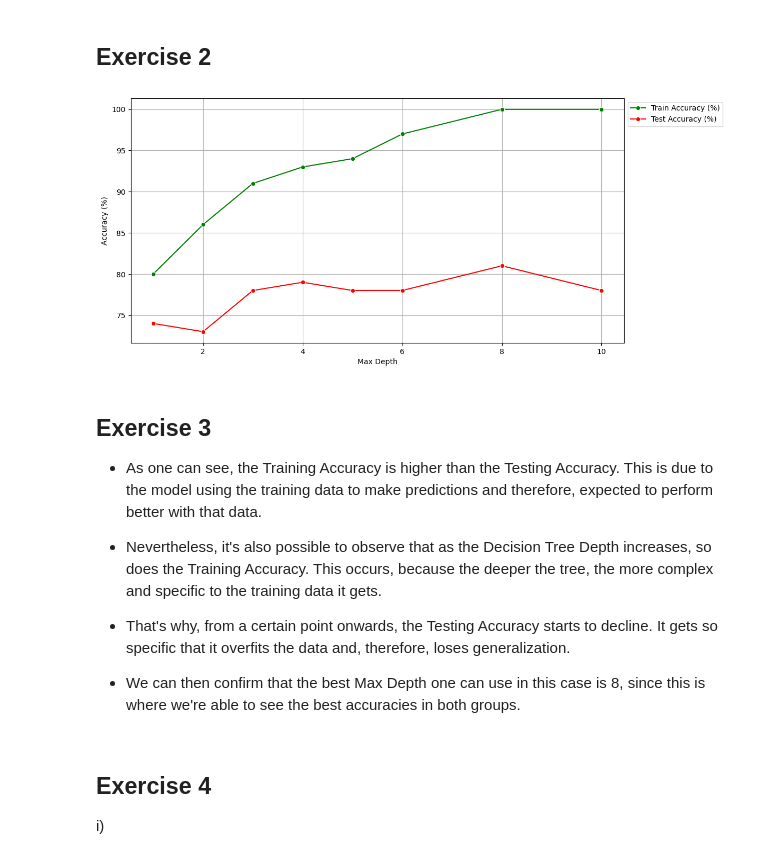
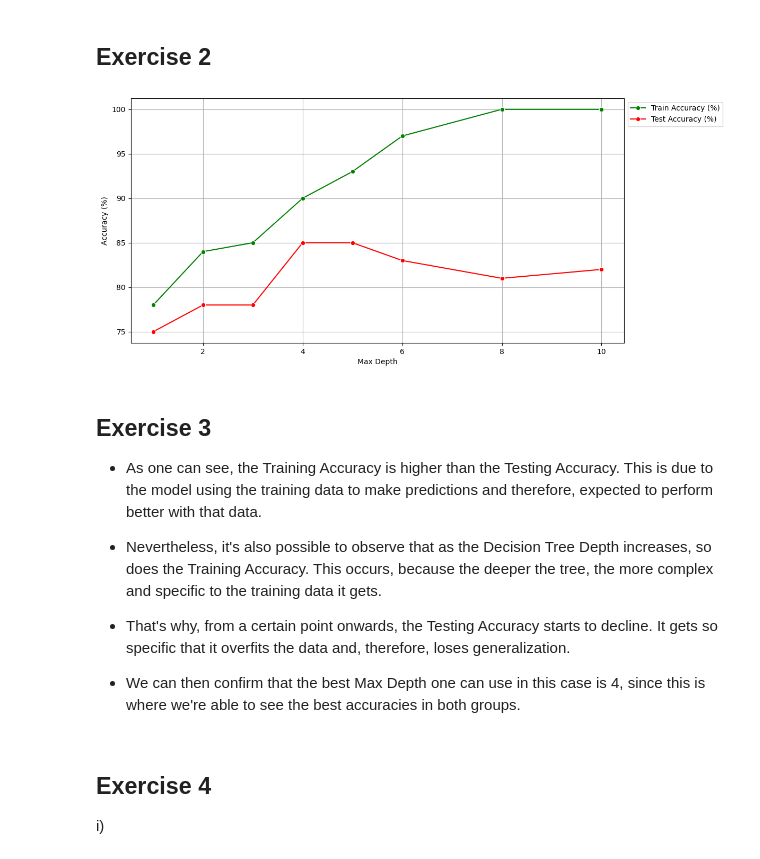
Before and after one commit to joserlopes/Aprendizagem, a Jupyter notebook: Homework1/G002.ipynb, the cells around one changed output. Cells and saved outputs as stored; diff of their text form; code cells hidden in the pictures.

```diff
--- a/Homework1/G002.ipynb
+++ b/Homework1/G002.ipynb
@@ -43,40 +43,40 @@ The degree_spondylolisthesis input variable is the one that has the most discrim
 # %% [markdown]
 ## Exercise 2
 # %%
-X_train, X_test, y_train, y_test = train_test_split(X, y, train_size=0.7, random_state=0)
+X_train, X_test, y_train, y_test = train_test_split(X, y, train_size=0.7, random_state=0, stratify=y)
 depth_values = [1, 2, 3, 4, 5, 6, 8, 10]
 df_data = []
 
 for depth_value in depth_values:
     test_accuracy_mean = 0
     training_accuracy_mean = 0
-    for i in range(10):
+    for _ in range(10):
         predictor = tree.DecisionTreeClassifier(max_depth=depth_value)
         predictor.fit(X_train, y_train)
 
         y_pred = predictor.predict(X_test)
         y_train_pred = predictor.predict(X_train)
 
         test_accuracy = metrics.accuracy_score(y_test, y_pred)
         training_accuracy = metrics.accuracy_score(y_train, y_train_pred)
 
         test_accuracy_mean += test_accuracy
         training_accuracy_mean += training_accuracy
 
     test_accuracy_mean = round(test_accuracy_mean / 10, 2) * 100
     training_accuracy_mean = round(training_accuracy_mean / 10, 2) * 100
     df_data.append({"Max Depth": depth_value, "Test Accuracy (%)": test_accuracy_mean, "Train Accuracy (%)": training_accuracy_mean})
 
 df = pd.DataFrame(df_data, columns=["Max Depth", "Test Accuracy (%)", "Train Accuracy (%)"])
 
 plt.figure(figsize=(12, 6))
 sns.lineplot(x='Max Depth', y="Train Accuracy (%)", label="Train Accuracy (%)", data=df, color='g', marker='o')
 sns.lineplot(x='Max Depth', y="Test Accuracy (%)", label="Test Accuracy (%)", data=df, color='r', marker='o')
 plt.ylabel("Accuracy (%)")
 plt.legend(bbox_to_anchor=(1, 1), loc=2)
 plt.grid()
 # %% [output]
-[figure, old version]
+[figure, new version]
 # %% [markdown]
 ## Exercise 3
 
@@ -86,7 +86,7 @@ plt.grid()
 
 - That's why, from a certain point onwards, the Testing Accuracy starts to decline. It gets so specific that it overfits the data and, therefore, loses generalization.
 
-- We can then confirm that the best Max Depth one can use in this case is 8, since this is where we're able to see the best accuracies in both groups.
+- We can then confirm that the best Max Depth one can use in this case is 4, since this is where we're able to see the best accuracies in both groups.
 # %% [markdown]
 ## Exercise 4
 
```
